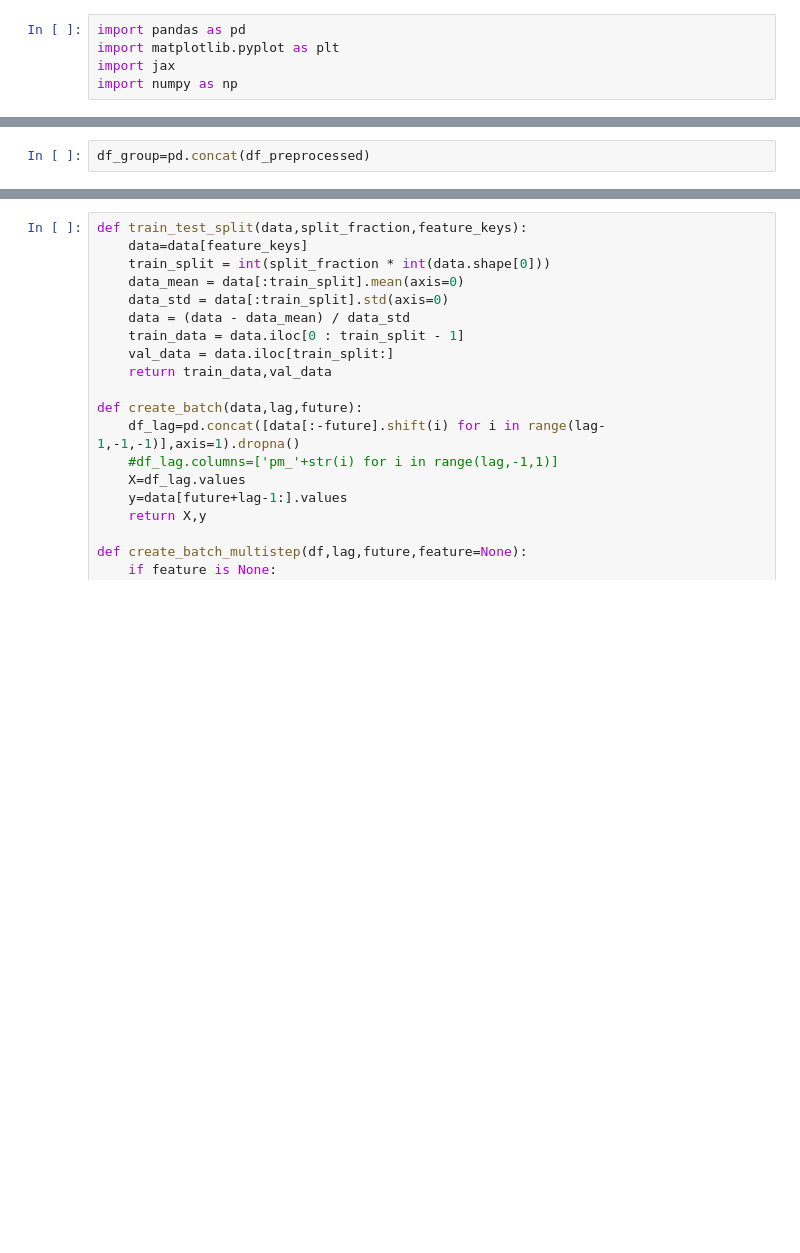
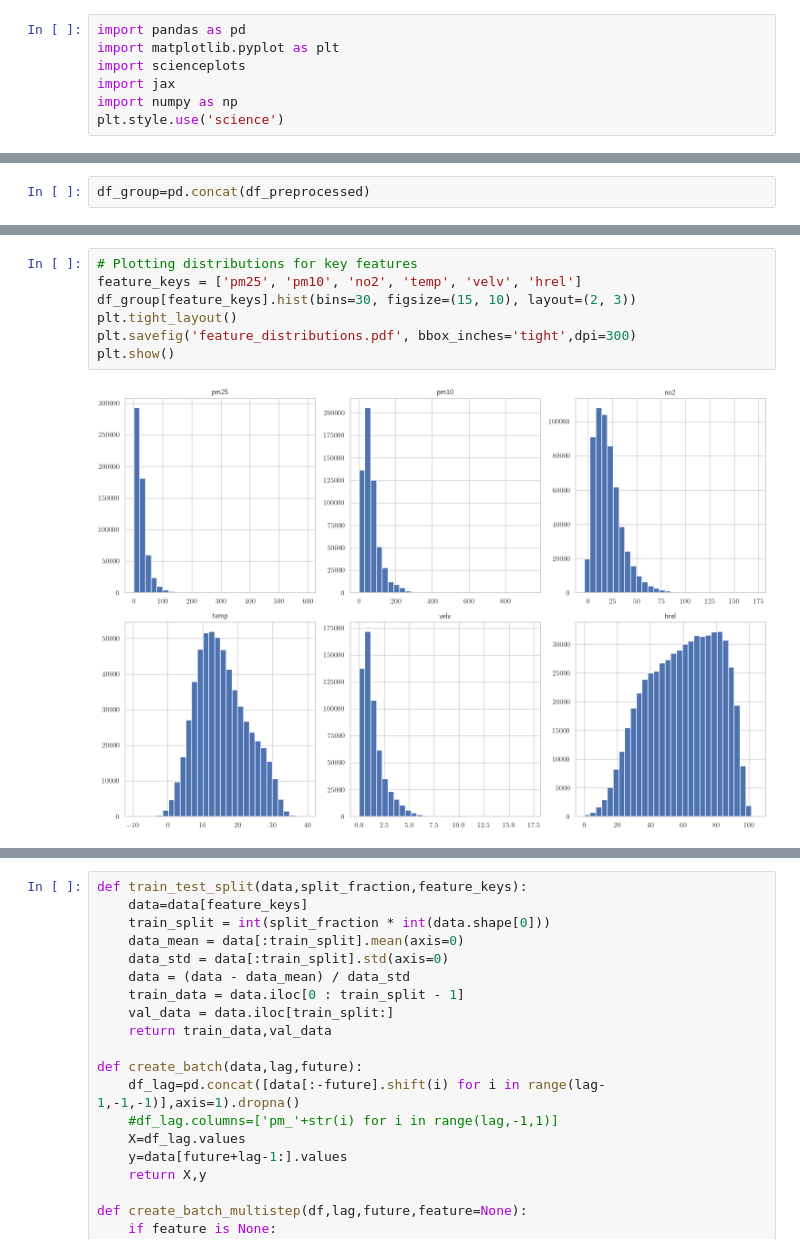
Before and after one commit to shernandez-ucm/trax, a Jupyter notebook: santiago_multi_site.ipynb, the cells around one changed output, grey strips where cells are left out. Cells and saved outputs as stored; diff of their text form; blank space fills up the shorter version.

```diff
--- a/santiago_multi_site.ipynb
+++ b/santiago_multi_site.ipynb
@@ -1,8 +1,10 @@
 # %%
 import pandas as pd
 import matplotlib.pyplot as plt
+import scienceplots
 import jax
 import numpy as np
+plt.style.use('science')
 # %%
 import glob
 import pandas as pd
@@ -43,0 +92,9 @@ df_group=pd.concat(df_preprocessed)
+# %%
+# Plotting distributions for key features
+feature_keys = ['pm25', 'pm10', 'no2', 'temp', 'velv', 'hrel']
+df_group[feature_keys].hist(bins=30, figsize=(15, 10), layout=(2, 3))
+plt.tight_layout()
+plt.savefig('feature_distributions.pdf', bbox_inches='tight',dpi=300)
+plt.show()
+# %% [output]
+[figure, added]
```
Also changed, not shown: parts of 19 cells of this notebook, 4 other files.
